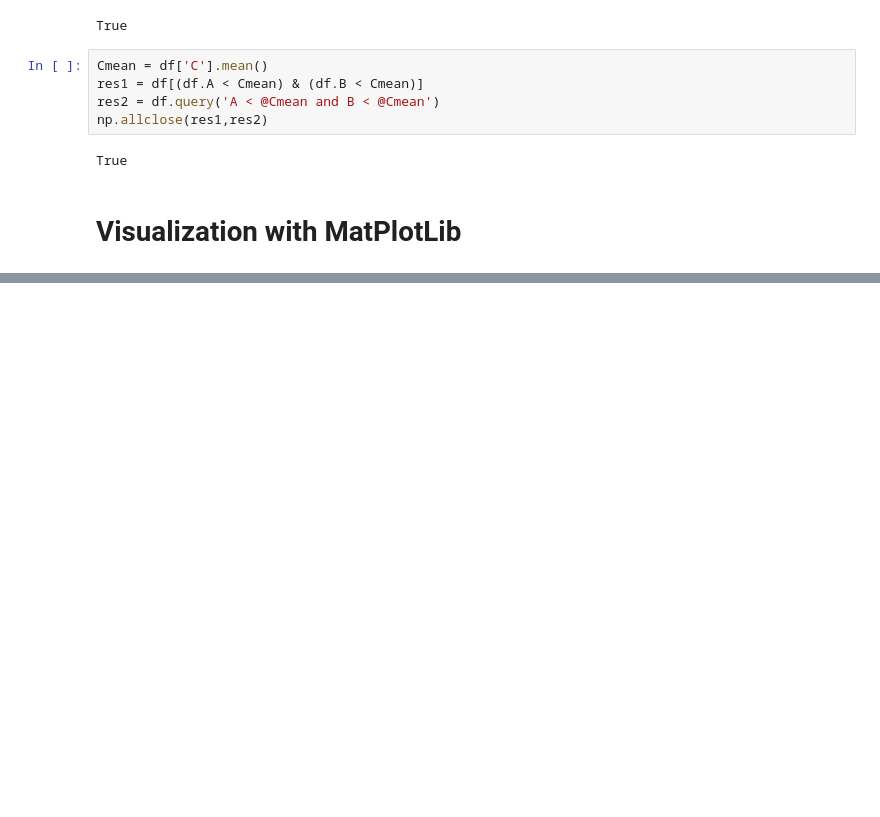
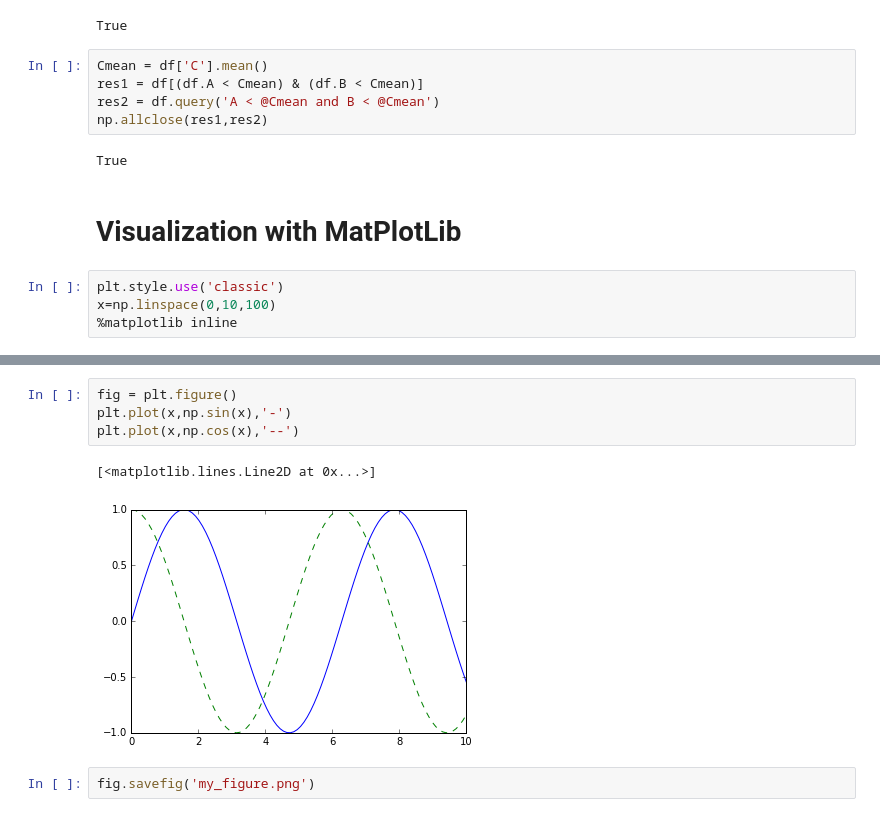
Before and after one commit to SpIIIII/jupyter-repo, a Jupyter notebook: Python Data Science Cookbook/Main.ipynb, the cells around one changed output, grey strips where cells are left out. Cells and saved outputs as stored; diff of their text form; blank space fills up the shorter version.

```diff
--- a/Python Data Science Cookbook/Main.ipynb
+++ b/Python Data Science Cookbook/Main.ipynb
@@ -260,3 +260,7 @@ np.allclose(res1,res2)
 True
 # %% [markdown]
 # Visualization with MatPlotLib
+# %%
+plt.style.use('classic')
+x=np.linspace(0,10,100)
+%matplotlib inline
@@ -262,0 +288,9 @@ True
+# %%
+fig = plt.figure()
+plt.plot(x,np.sin(x),'-')
+plt.plot(x,np.cos(x),'--')
+# %% [output]
+[<matplotlib.lines.Line2D at 0x...>]
+[figure, added]
+# %%
+fig.savefig('my_figure.png')
```
Also changed, not shown: parts of 11 cells of this notebook, 1 other file.
